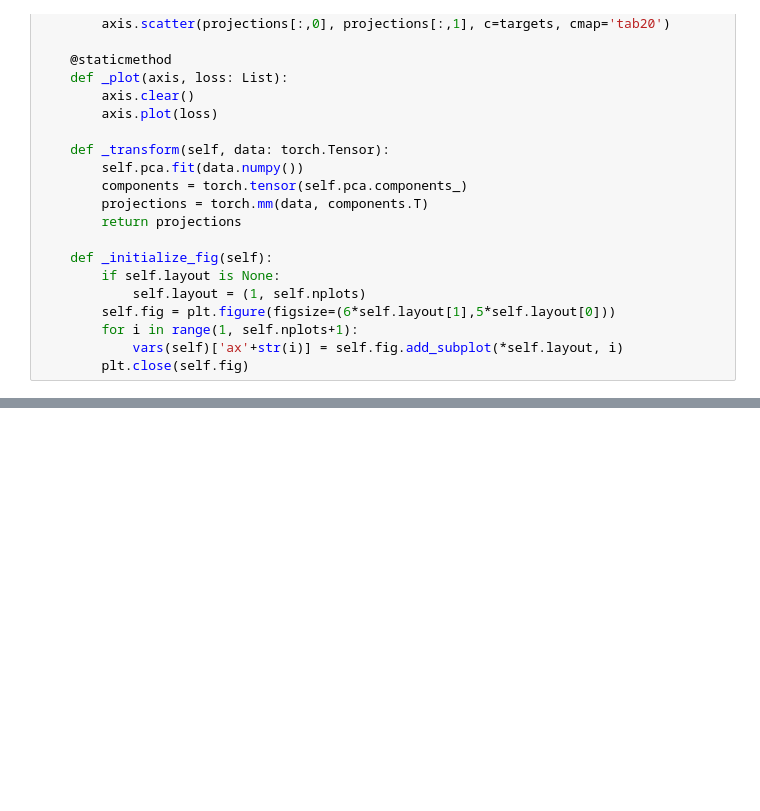
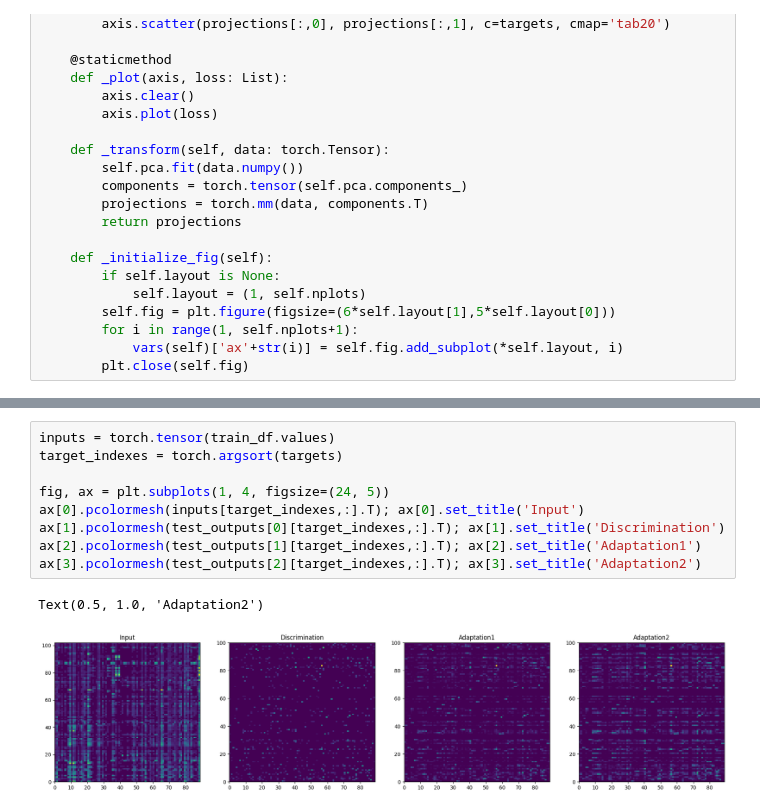
Before and after one commit to wormLove/DCNet, a Jupyter notebook: OdorAnalysis.ipynb, the cells around one changed output, grey strips where cells are left out. Saved outputs shown, nothing was run; the diff lists cells and outputs as text; blank space fills up the shorter version.

```diff
--- a/OdorAnalysis.ipynb
+++ b/OdorAnalysis.ipynb
@@ -182,0 +183,12 @@ for epoch in range(nepochs):
+# %%
+inputs = torch.tensor(train_df.values)
+target_indexes = torch.argsort(targets)
+
+fig, ax = plt.subplots(1, 4, figsize=(24, 5))
+ax[0].pcolormesh(inputs[target_indexes,:].T); ax[0].set_title('Input')
+ax[1].pcolormesh(test_outputs[0][target_indexes,:].T); ax[1].set_title('Discrimination')
+ax[2].pcolormesh(test_outputs[1][target_indexes,:].T); ax[2].set_title('Adaptation1')
+ax[3].pcolormesh(test_outputs[2][target_indexes,:].T); ax[3].set_title('Adaptation2')
+# %% [output]
+Text(0.5, 1.0, 'Adaptation2')
+[figure, added]
```
Also changed, not shown: parts of 7 cells of this notebook, 1 other file.
